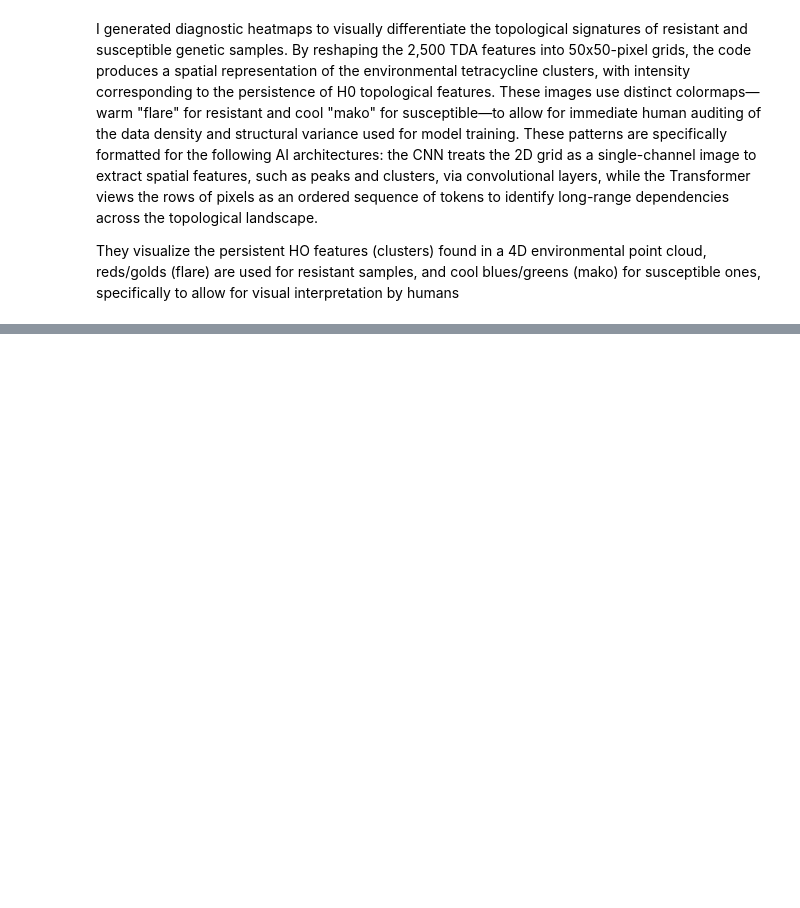
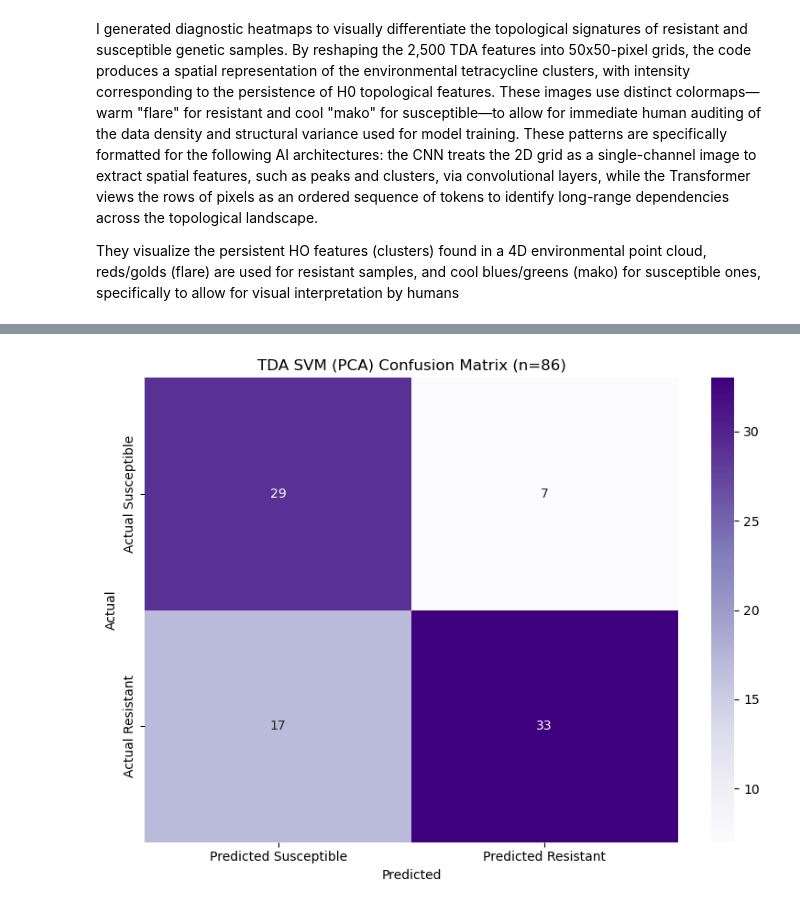
Before and after one commit to patrickayres/AntimicrobialResistanceAnalysis, a Jupyter notebook: AMR_DataAnalysis.ipynb, the cells around one changed output, grey strips where cells are left out. Cells and saved outputs as stored; diff of their text form; code cells hidden in the pictures; blank space fills up the shorter version.

Commit message:
Latest revision as of July 2026
Finalized analysis code to be used to support the dissertation.

```diff
--- a/AMR_DataAnalysis.ipynb
+++ b/AMR_DataAnalysis.ipynb
@@ -3803,0 +3912,84 @@ Success! Visualization saved to 'cnn_shap_explanation_fixed.png'
+# %%
+import numpy as np
+import pandas as pd
+import matplotlib.pyplot as plt
+
+
+# Data Preparation ---
+# Convert the flattened 2500-column DataFrame directly to a NumPy array
+X_flat = X_tda.to_numpy()
+print(f"Flattened TDA dataset shape: {X_flat.shape}")
+
+# Pull the 428 labels directly from the full dataframe to avoid memory overlaps
+# (Change 'Present' to 'Is_Resistant' if your target column name differs in this dataframe)
+y_tda = df_full['Present']
+print(f"Target labels shape: {y_tda.shape}")
+
+# Split the Data ---
+X_train, X_test, y_train, y_test = train_test_split(
+    X_flat, y_tda, test_size=0.2, random_state=42, stratify=y_tda
+)
+
+# Scale Features (Crucial for PCA and SVM)
+scaler = StandardScaler()
+X_train_scaled = scaler.fit_transform(X_train)
+X_test_scaled = scaler.transform(X_test)
+
+# Apply Principal Component Analysis (PCA) Retain 95% of the topological variance to filter out noise
+pca = PCA(n_components=0.95, random_state=42)
+X_train_pca = pca.fit_transform(X_train_scaled)
+X_test_pca = pca.transform(X_test_scaled)
+
+print(f"Features reduced from {X_flat.shape[1]} to {X_train_pca.shape[1]} components via PCA.")
+
+# Set up GridSearchCV for the SVM ---
+svm_model = SVC(random_state=42, probability=True)
+
+# Grid parameters focusing on both linear and non-linear boundaries
+param_grid = {
+    'C': [0.1, 1, 10, 100],
+    'gamma': ['scale', 'auto', 0.1, 0.01],
+    'kernel': ['rbf', 'linear']
+}
+
+grid_search = GridSearchCV(
+    estimator=svm_model,
+    param_grid=param_grid,
+    cv=5, # 5-fold CV is robust for n=428
+    n_jobs=-1,
+    scoring='accuracy',
+    verbose=2
+)
+
+# Fit Grid Search on the PCA-reduced data ---
+print("\nFitting SVM GridSearchCV to the TDA data...")
+grid_search.fit(X_train_pca, y_train)
+
+print("\nGrid search complete.")
+print("Best parameters found: ", grid_search.best_params_)
+
+# Model Evaluation ---
+best_svm_tda = grid_search.best_estimator_
+predictions = best_svm_tda.predict(X_test_pca)
+accuracy = accuracy_score(y_test, predictions)
+
+print("\n" + "="*30)
+print("--- TDA-Enhanced SVM Model Evaluation ---")
+print(f"Model Accuracy: {accuracy * 100:.2f}%")
+print("\nClassification Report:")
+print(classification_report(y_test, predictions, zero_division=0))
+print("="*30 + "\n")
+
+# Confusion Matrix ---
+cm = confusion_matrix(y_test, predictions)
+plt.figure(figsize=(8, 6))
+sns.heatmap(cm, annot=True, fmt='d', cmap='Purples',
+            xticklabels=['Predicted Susceptible', 'Predicted Resistant'],
+            yticklabels=['Actual Susceptible', 'Actual Resistant'])
+plt.title(f'TDA SVM (PCA) Confusion Matrix (n={len(X_test)})')
+plt.ylabel('Actual')
+plt.xlabel('Predicted')
+plt.tight_layout()
+plt.savefig('tda_svm_confusion_matrix.png')
+plt.show()
+# %% [output]
@@ -3803,0 +4013 @@ Success! Visualization saved to 'cnn_shap_explanation_fixed.png'
+[figure, added]
```
Also changed, not shown: parts of 26 cells of this notebook.
